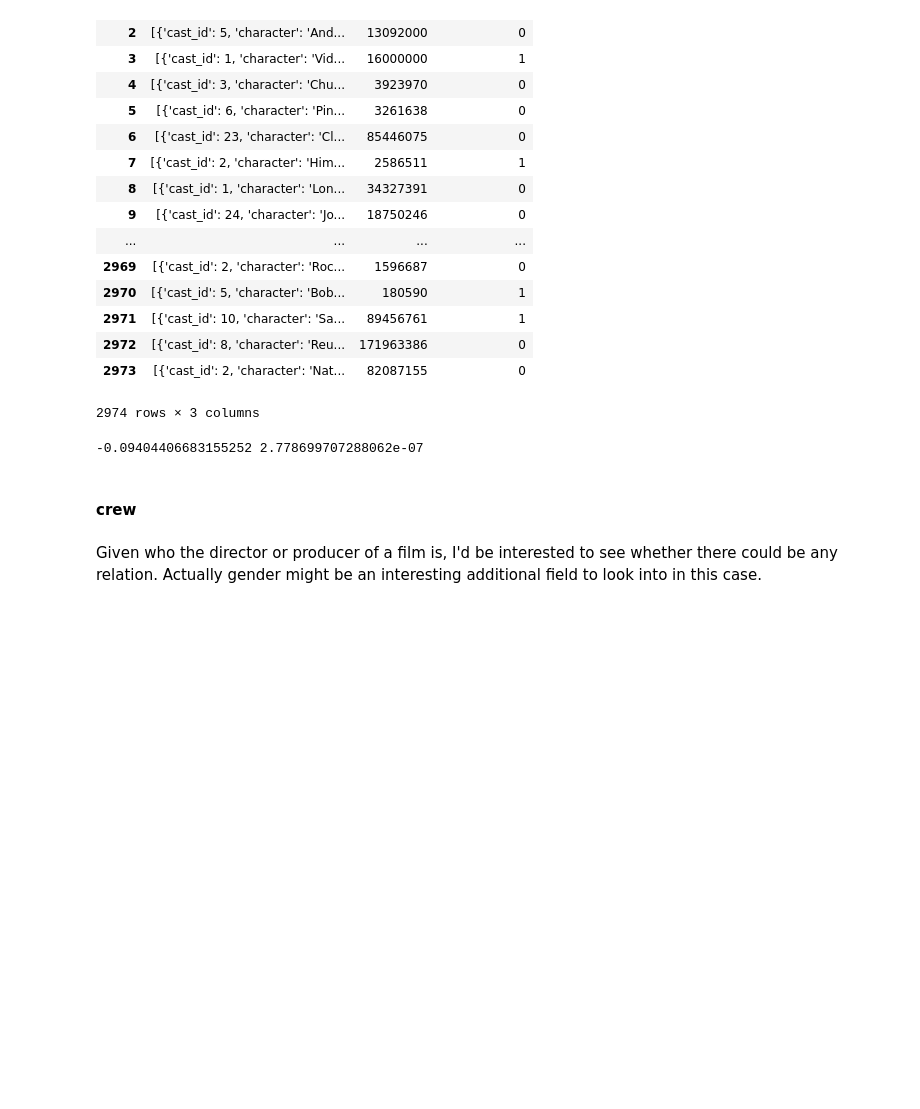
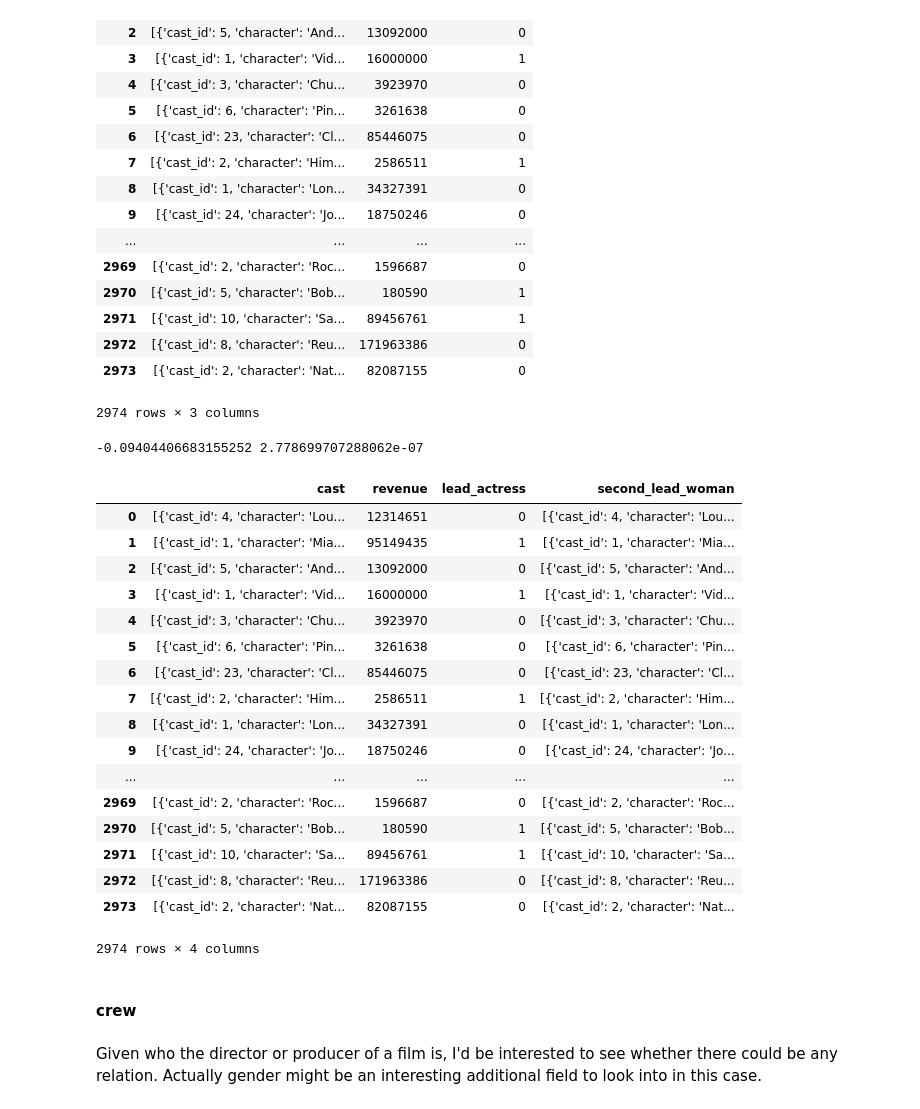
Before and after one commit to julianikulski/tmdb, a Jupyter notebook: tmdb.ipynb, the cells around one changed output. Drawn from its saved outputs; the diff is of its cells as text; code cells hidden in the pictures; blank space fills up the shorter version.

Commit message:
feat: Correlation between both leads are female and revenue

```diff
--- a/tmdb.ipynb
+++ b/tmdb.ipynb
@@ -557,6 +557,31 @@ corr, p = pearsonr(train_cast_rev['lead_actress'], train_cast_rev['revenue'])
 print(corr, p)
 # %% [output]
 -0.09404406683155252 2.778699707288062e-07
+# %%
+# first two leads are women
+second_lead_woman = lambda x: 0 if len(x) == 1 else x
+train_cast_rev['second_lead_woman'] = train_cast_rev['cast'].apply(second_lead_woman)
+
+train_cast_rev['second_lead_woman'] = train_cast_rev['second_lead_woman'].apply(lambda x)
+# %% [output]
+|  | cast | revenue | lead_actress | second_lead_woman |
+| 0 | [{'cast_id': 4, 'character': 'Lou... | 12314651 | 0 | [{'cast_id': 4, 'character': 'Lou... |
+| 1 | [{'cast_id': 1, 'character': 'Mia... | 95149435 | 1 | [{'cast_id': 1, 'character': 'Mia... |
+| 2 | [{'cast_id': 5, 'character': 'And... | 13092000 | 0 | [{'cast_id': 5, 'character': 'And... |
+| 3 | [{'cast_id': 1, 'character': 'Vid... | 16000000 | 1 | [{'cast_id': 1, 'character': 'Vid... |
+| 4 | [{'cast_id': 3, 'character': 'Chu... | 3923970 | 0 | [{'cast_id': 3, 'character': 'Chu... |
+| 5 | [{'cast_id': 6, 'character': 'Pin... | 3261638 | 0 | [{'cast_id': 6, 'character': 'Pin... |
+| 6 | [{'cast_id': 23, 'character': 'Cl... | 85446075 | 0 | [{'cast_id': 23, 'character': 'Cl... |
+| 7 | [{'cast_id': 2, 'character': 'Him... | 2586511 | 1 | [{'cast_id': 2, 'character': 'Him... |
+| 8 | [{'cast_id': 1, 'character': 'Lon... | 34327391 | 0 | [{'cast_id': 1, 'character': 'Lon... |
+| 9 | [{'cast_id': 24, 'character': 'Jo... | 18750246 | 0 | [{'cast_id': 24, 'character': 'Jo... |
+| ... | ... | ... | ... | ... |
+| 2969 | [{'cast_id': 2, 'character': 'Roc... | 1596687 | 0 | [{'cast_id': 2, 'character': 'Roc... |
+| 2970 | [{'cast_id': 5, 'character': 'Bob... | 180590 | 1 | [{'cast_id': 5, 'character': 'Bob... |
+| 2971 | [{'cast_id': 10, 'character': 'Sa... | 89456761 | 1 | [{'cast_id': 10, 'character': 'Sa... |
+| 2972 | [{'cast_id': 8, 'character': 'Reu... | 171963386 | 0 | [{'cast_id': 8, 'character': 'Reu... |
+| 2973 | [{'cast_id': 2, 'character': 'Nat... | 82087155 | 0 | [{'cast_id': 2, 'character': 'Nat... |
+2974 rows × 4 columns
 # %% [markdown]
 #### crew
 # %%
```
Also changed, not shown: 1 other file.
